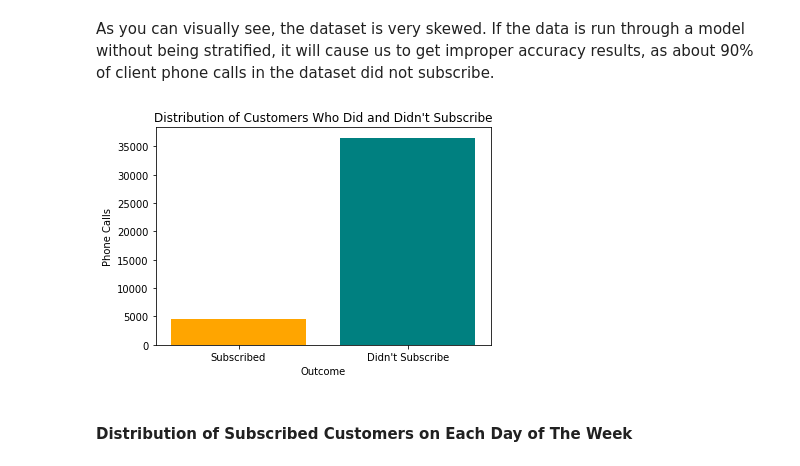
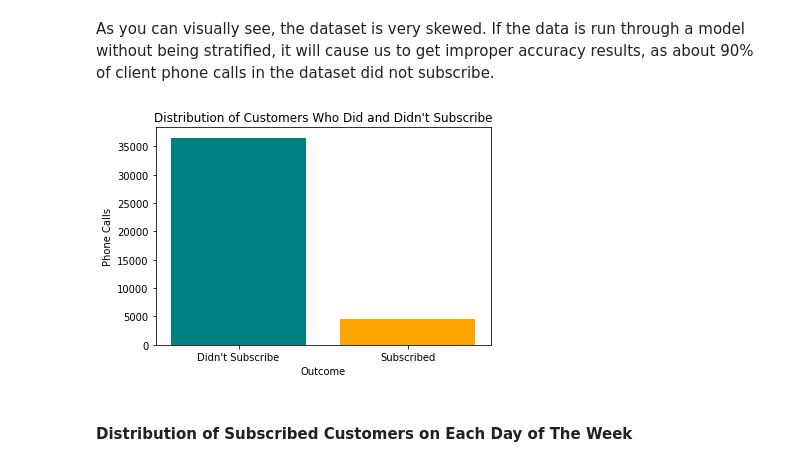
Before and after one commit to kevinbooth/comp740, a Jupyter notebook: project1/bank_marketing.ipynb, the cells around one changed output. Drawn from its saved outputs; the diff is of its cells as text; code cells hidden in the pictures.

Commit message:
Order charts in descending order

```diff
--- a/project1/bank_marketing.ipynb
+++ b/project1/bank_marketing.ipynb
@@ -111,15 +112,15 @@ Calculate the cross validation score on the training data prior to testing on un
 # %% [markdown]
 As you can visually see, the dataset is very skewed. If the data is run through a model without being stratified, it will cause us to get improper accuracy results, as about 90% of client phone calls in the dataset did not subscribe.
 # %%
-y_class = ['Subscribed', 'Didn\'t Subscribe']
+y_class = ['Didn\'t Subscribe', 'Subscribed']
 
-plt.bar(y_class, [np.sum(data['y'] == 'yes'), np.sum(data['y'] == 'no')], color=['orange', 'teal'])
+plt.bar(y_class, [np.sum(data['y'] == 'no'), np.sum(data['y'] == 'yes')], color=['teal', 'orange'])
 plt.xlabel("Outcome")
 plt.ylabel("Phone Calls")
 plt.title("Distribution of Customers Who Did and Didn't Subscribe")
 plt.show()
 # %% [output]
-[figure, old version]
+[figure, new version]
 # %% [markdown]
 #### Distribution of Subscribed Customers on Each Day of The Week
 # %% [markdown]
```
Also changed, not shown: parts of 13 cells of this notebook.
